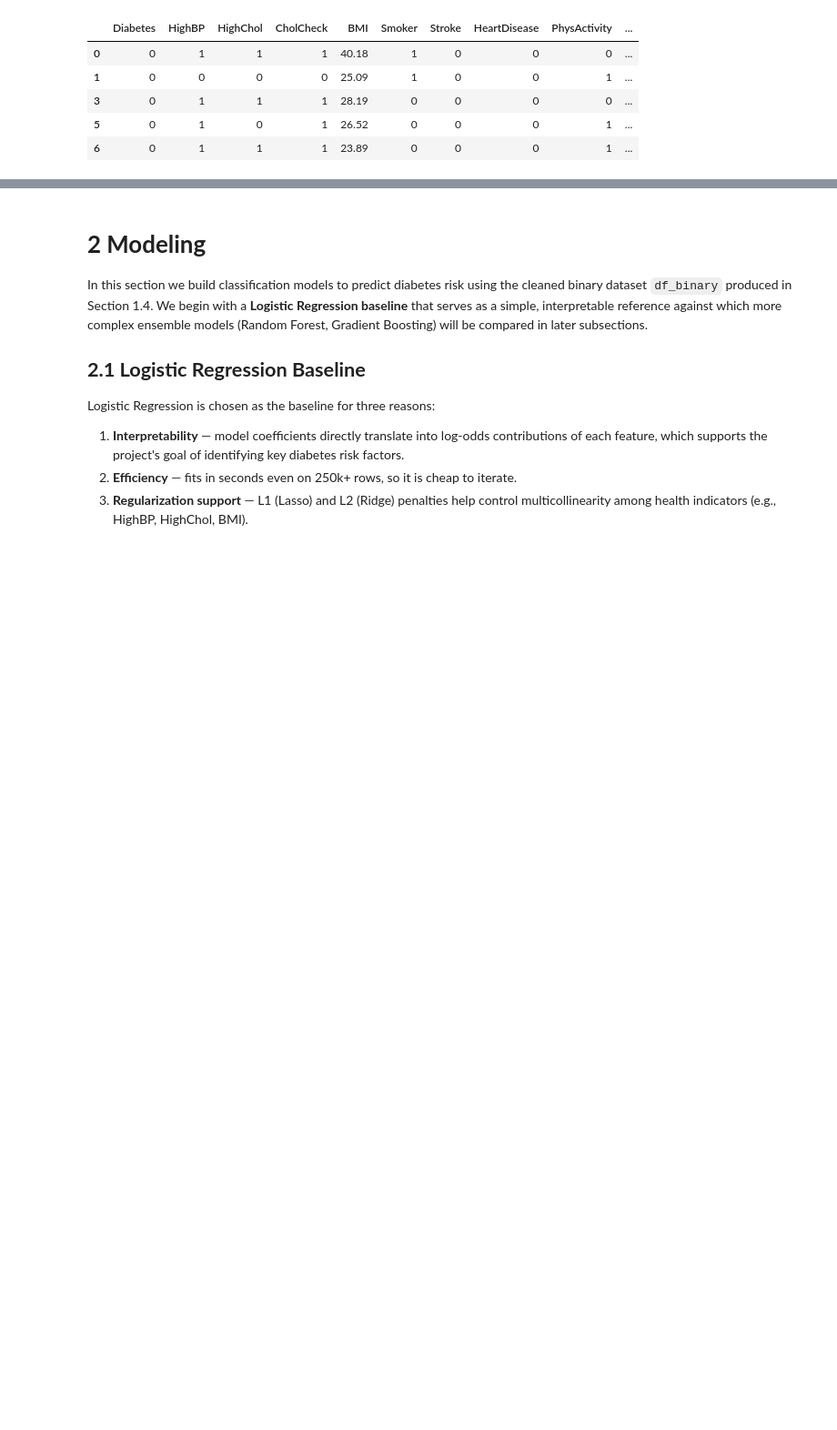
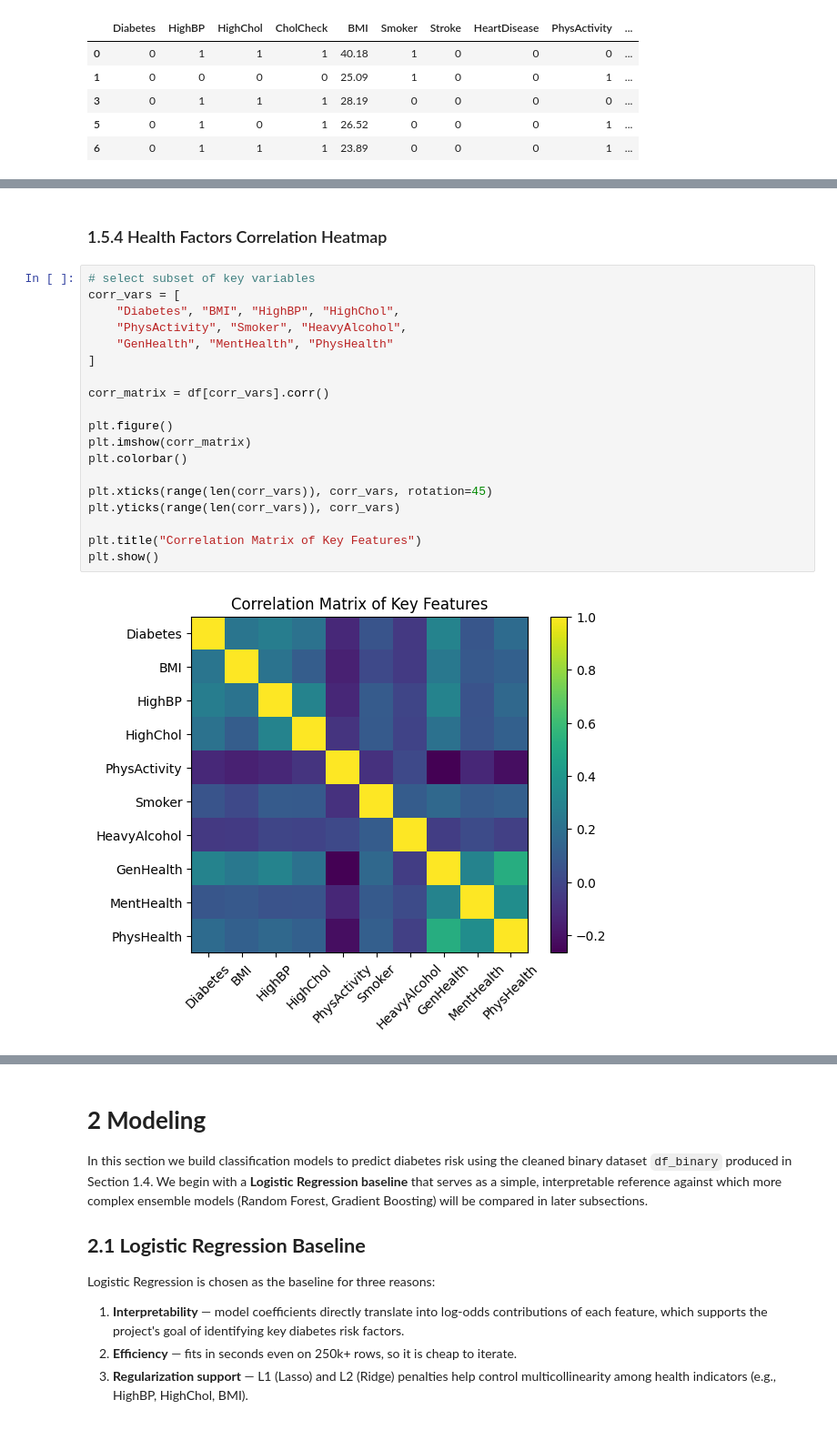
Before and after one commit to LixiJiang/CIS5450Final, a Jupyter notebook: CIS5450_Final_Project.ipynb, the cells around one changed output, grey strips where cells are left out. Shown at 91% size. Drawn from its saved outputs; the diff is of its cells as text; blank space fills up the shorter version.

```diff
--- a/CIS5450_Final_Project.ipynb
+++ b/CIS5450_Final_Project.ipynb
@@ -517,0 +581,23 @@ Name: count, dtype: int64
+# %% [markdown]
+### 1.5.4 Health Factors Correlation Heatmap
+# %%
+# select subset of key variables
+corr_vars = [
+    "Diabetes", "BMI", "HighBP", "HighChol",
+    "PhysActivity", "Smoker", "HeavyAlcohol",
+    "GenHealth", "MentHealth", "PhysHealth"
+]
+
+corr_matrix = df[corr_vars].corr()
+
+plt.figure()
+plt.imshow(corr_matrix)
+plt.colorbar()
+
+plt.xticks(range(len(corr_vars)), corr_vars, rotation=45)
+plt.yticks(range(len(corr_vars)), corr_vars)
+
+plt.title("Correlation Matrix of Key Features")
+plt.show()
+# %% [output]
+[figure, added]
```
Also changed, not shown: parts of 12 cells of this notebook.
